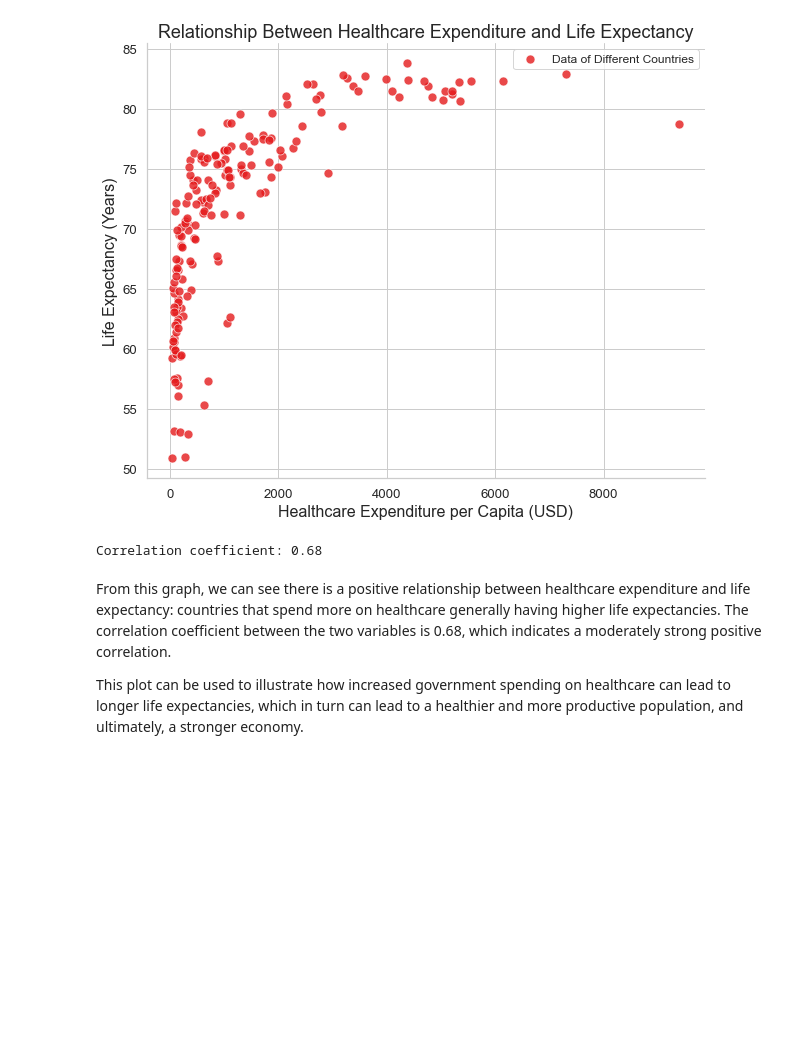
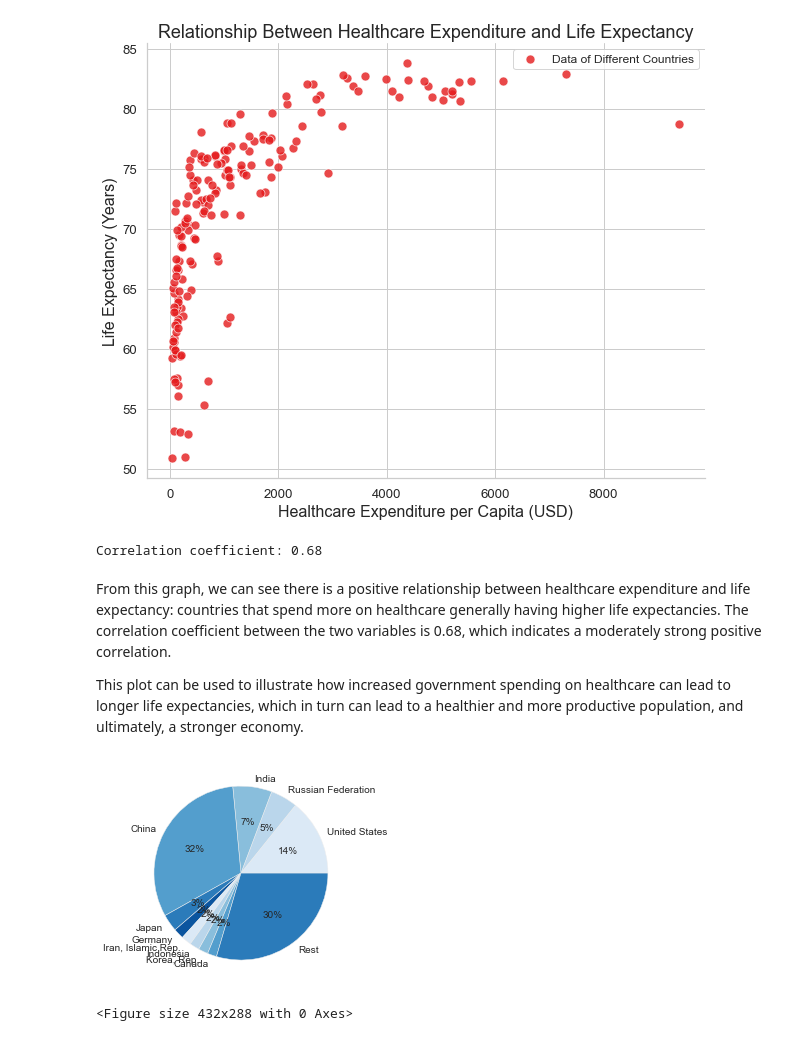
Before and after one commit to zjwlyx/ECE143_Group17, a Jupyter notebook: Group_17_Project.ipynb, the cells around one changed output. Saved outputs shown, nothing was run; the diff lists cells and outputs as text; code cells hidden in the pictures; blank space fills up the shorter version.

```diff
--- a/Group_17_Project.ipynb
+++ b/Group_17_Project.ipynb
@@ -109,0 +123,41 @@ This plot can be used to illustrate how increased government spending on healthc
+# %%
+df=data[~data.isin(['..']).any(axis=1)]
+df=df.set_index('Country')
+df[df.columns]=df[df.columns].astype(float)
+# %%
+df=df.sort_values(by=['2019'], ascending=False)
+# %%
+total_co2=sum(df['2019'])
+countries=[]
+#top_data=[]
+ratio=0
+co2_emis=0
+i=0
+while ratio<0.7:
+    countries.append(df.index[i])
+    #top_data.append(df['2019'][i])
+    co2_emis+=df['2019'][i]
+    i+=1
+    ratio=co2_emis/total_co2
+    #adjust order
+temp=countries[0]
+countries[0]=countries[1]
+countries[1]=countries[3]
+countries[3]=temp
+top_data=df['2019'][countries].to_numpy()
+top_df=df[df.index.isin(countries)].transpose()
+top_df.index=top_df.index.astype(int)
+# %%
+piedata=top_data
+pielabel=countries
+piedata=np.append(top_data,(total_co2-sum(top_data)))
+pielabel.append("Rest")
+# %%
+palette_color = sns.color_palette("Blues")#sns.color_palette("mako", as_cmap=True)
+plt.pie(piedata, labels=countries, colors=palette_color, autopct='%.0f%%')
+# displaying chart
+plt.show()
+plt.savefig("fig1_pie.png")
+# %% [output]
+[figure, added]
+<Figure size 432x288 with 0 Axes>
```
Also changed, not shown: parts of 21 cells of this notebook.
